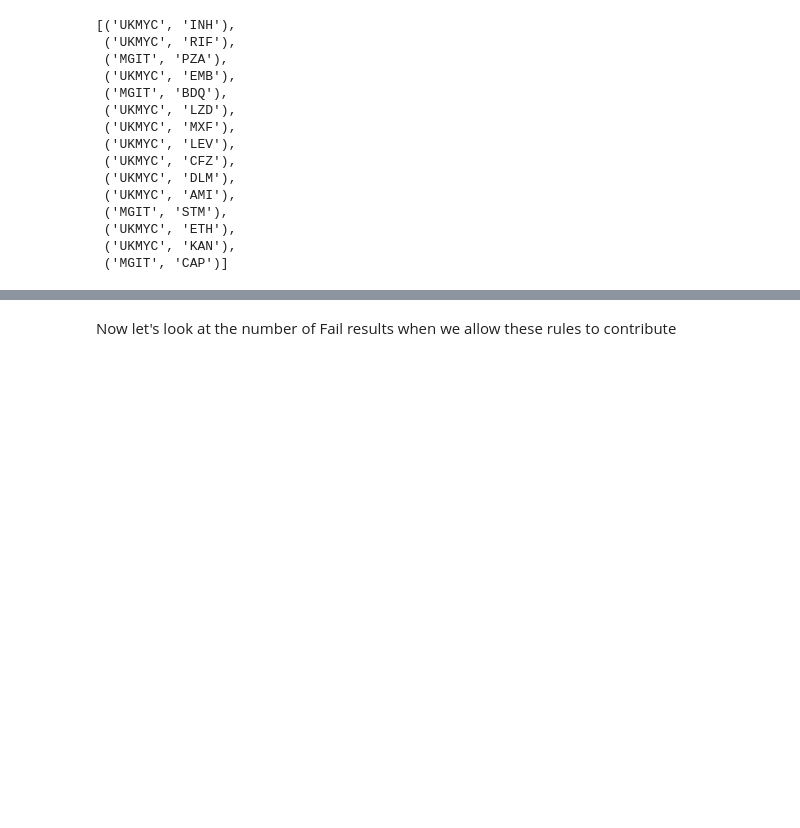
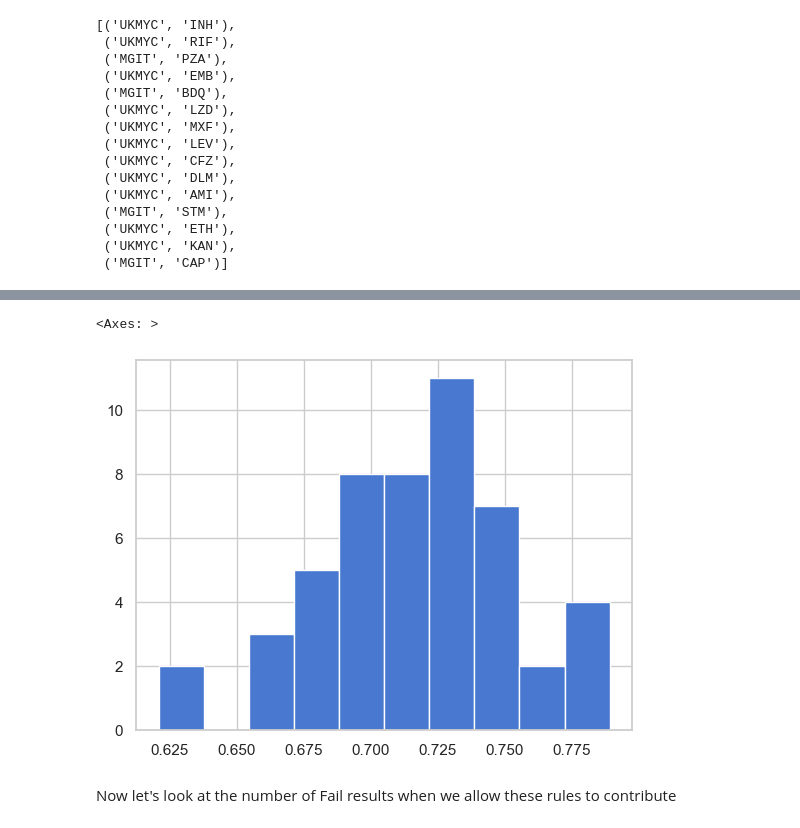
Before and after one commit to fowler-lab/validate-myco-amr, a Jupyter notebook: create-results-table.ipynb, the cells around one changed output, grey strips where cells are left out. Cells and saved outputs as stored; diff of their text form; code cells hidden in the pictures; blank space fills up the shorter version.

Commit message:
improved bootstrapping

```diff
--- a/create-results-table.ipynb
+++ b/create-results-table.ipynb
@@ -334,3 +334,10 @@ results
+# %%
+results.reset_index(inplace=True)
+# %%
+results[(results.set=='basic') & (results.drug=='AMI') & (results.dataset.str[:10]=='bootstrap-') & (results.quality=='ALL')].sensitivity.hist()
+# %% [output]
+<Axes: >
+[figure, added]
 # %% [markdown]
 Now let's look at the number of Fail results when we allow these rules to contribute
 # %%
```
Also changed, not shown: parts of 1 cell of this notebook, 2 other files.
